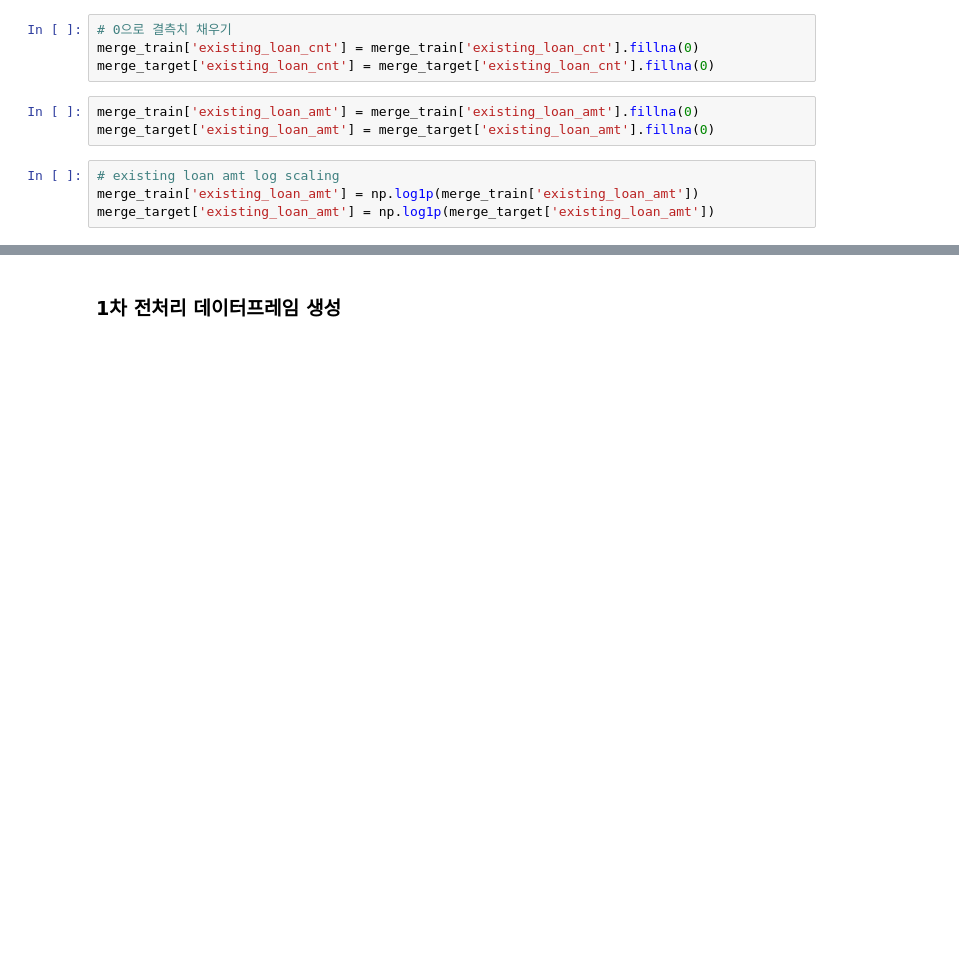
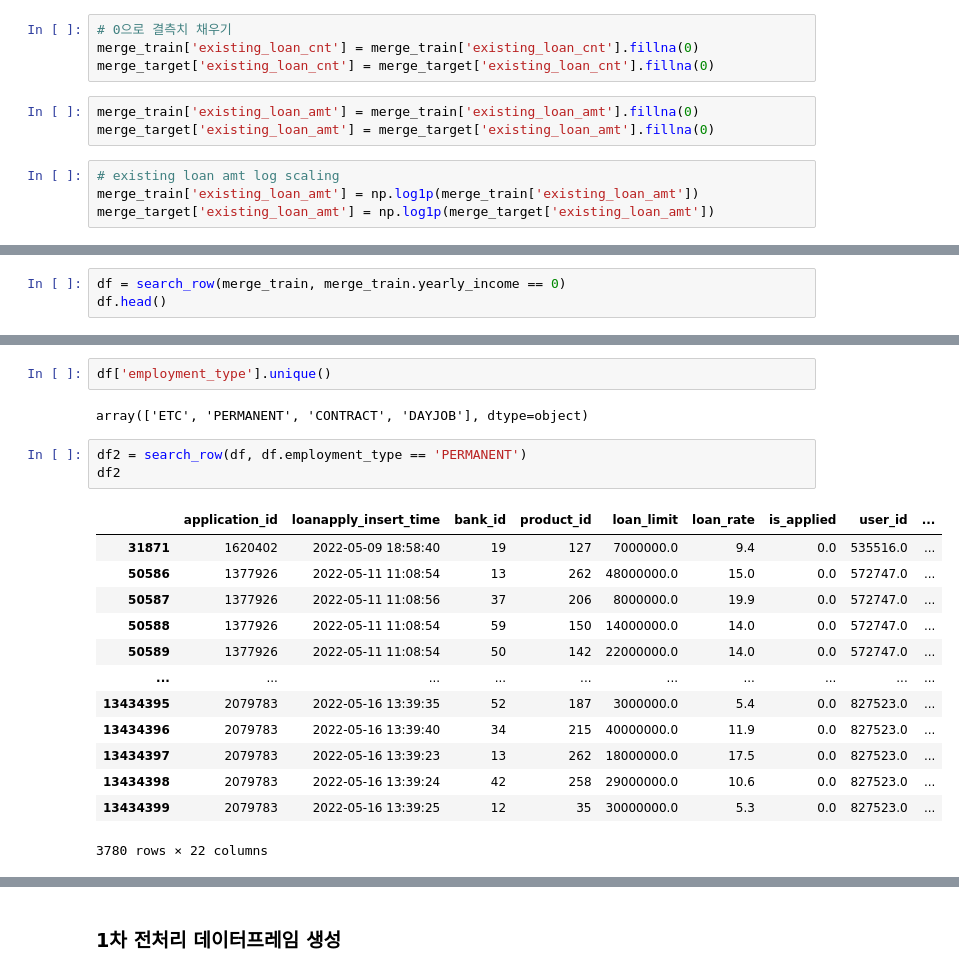
Before and after one commit to YoonJiHwan98/BigContest_Project, a Jupyter notebook: bigcon_baseline.ipynb, the cells around one changed output, grey strips where cells are left out. Cells and saved outputs as stored; diff of their text form; blank space fills up the shorter version.

```diff
--- a/bigcon_baseline.ipynb
+++ b/bigcon_baseline.ipynb
@@ -1402,0 +1505,3 @@ merge_target['existing_loan_amt'] = np.log1p(merge_target['existing_loan_amt'])
+# %%
+df = search_row(merge_train, merge_train.yearly_income == 0)
+df.head()
@@ -1402,0 +1516,21 @@ merge_target['existing_loan_amt'] = np.log1p(merge_target['existing_loan_amt'])
+# %%
+df['employment_type'].unique()
+# %% [output]
+array(['ETC', 'PERMANENT', 'CONTRACT', 'DAYJOB'], dtype=object)
+# %%
+df2 = search_row(df, df.employment_type == 'PERMANENT')
+df2
+# %% [output]
+|  | application_id | loanapply_insert_time | bank_id | product_id | loan_limit | loan_rate | is_applied | user_id | ... |
+| 31871 | 1620402 | 2022-05-09 18:58:40 | 19 | 127 | 7000000.0 | 9.4 | 0.0 | 535516.0 | ... |
+| 50586 | 1377926 | 2022-05-11 11:08:54 | 13 | 262 | 48000000.0 | 15.0 | 0.0 | 572747.0 | ... |
+| 50587 | 1377926 | 2022-05-11 11:08:56 | 37 | 206 | 8000000.0 | 19.9 | 0.0 | 572747.0 | ... |
+| 50588 | 1377926 | 2022-05-11 11:08:54 | 59 | 150 | 14000000.0 | 14.0 | 0.0 | 572747.0 | ... |
+| 50589 | 1377926 | 2022-05-11 11:08:54 | 50 | 142 | 22000000.0 | 14.0 | 0.0 | 572747.0 | ... |
+| ... | ... | ... | ... | ... | ... | ... | ... | ... | ... |
+| 13434395 | 2079783 | 2022-05-16 13:39:35 | 52 | 187 | 3000000.0 | 5.4 | 0.0 | 827523.0 | ... |
+| 13434396 | 2079783 | 2022-05-16 13:39:40 | 34 | 215 | 40000000.0 | 11.9 | 0.0 | 827523.0 | ... |
+| 13434397 | 2079783 | 2022-05-16 13:39:23 | 13 | 262 | 18000000.0 | 17.5 | 0.0 | 827523.0 | ... |
+| 13434398 | 2079783 | 2022-05-16 13:39:24 | 42 | 258 | 29000000.0 | 10.6 | 0.0 | 827523.0 | ... |
+| 13434399 | 2079783 | 2022-05-16 13:39:25 | 12 | 35 | 30000000.0 | 5.3 | 0.0 | 827523.0 | ... |
+3780 rows × 22 columns
```
Also changed, not shown: parts of 74 cells of this notebook, 1 other file.
